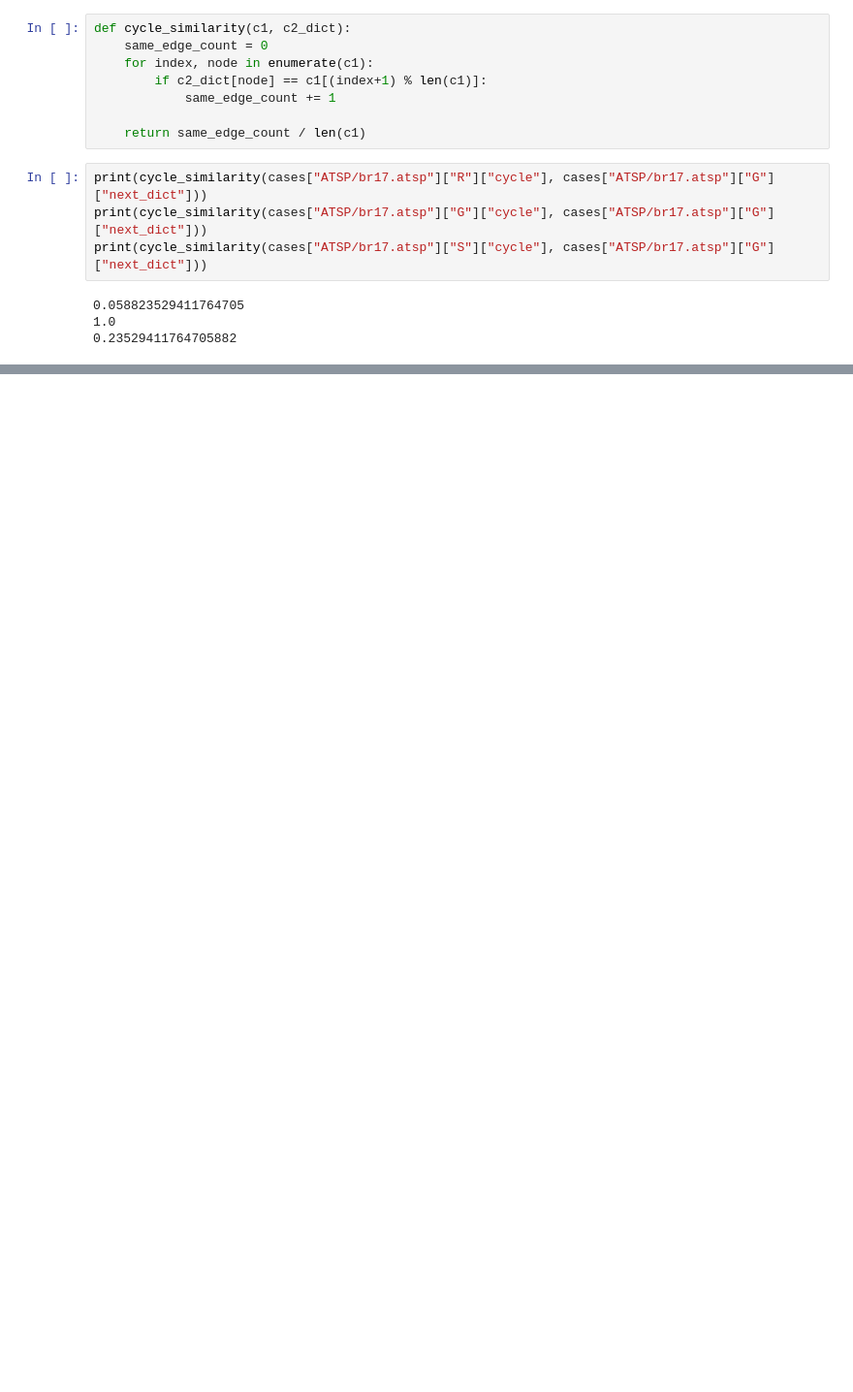
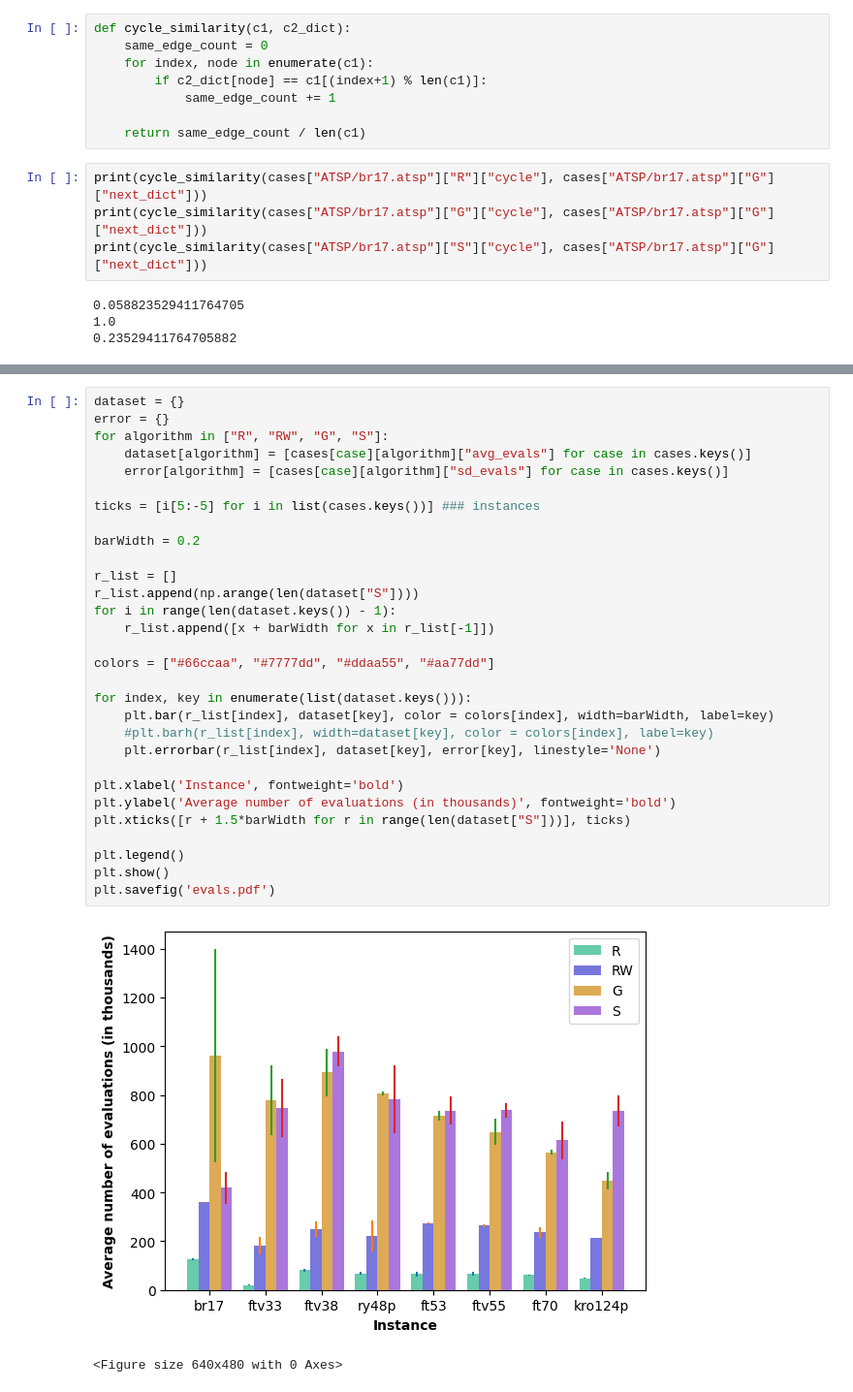
Before and after one commit to WojciechMajewski/BiologicallyInspired, a Jupyter notebook: plot_generation/main_plots.ipynb, the cells around one changed output, grey strips where cells are left out. Shown: that part at 97% size. Drawn from its saved outputs; the diff is of its cells as text; blank space fills up the shorter version.

```diff
--- a/plot_generation/main_plots.ipynb
+++ b/plot_generation/main_plots.ipynb
@@ -117,0 +180,33 @@ plt.show()
+# %%
+dataset = {}
+error = {}
+for algorithm in ["R", "RW", "G", "S"]:
+    dataset[algorithm] = [cases[case][algorithm]["avg_evals"] for case in cases.keys()]
+    error[algorithm] = [cases[case][algorithm]["sd_evals"] for case in cases.keys()]
+
+ticks = [i[5:-5] for i in list(cases.keys())] ### instances
+
+barWidth = 0.2
+
+r_list = []
+r_list.append(np.arange(len(dataset["S"])))
+for i in range(len(dataset.keys()) - 1):
+    r_list.append([x + barWidth for x in r_list[-1]])
+
+colors = ["#66ccaa", "#7777dd", "#ddaa55", "#aa77dd"]
+
+for index, key in enumerate(list(dataset.keys())):
+    plt.bar(r_list[index], dataset[key], color = colors[index], width=barWidth, label=key)
+    #plt.barh(r_list[index], width=dataset[key], color = colors[index], label=key)
+    plt.errorbar(r_list[index], dataset[key], error[key], linestyle='None')
+
+plt.xlabel('Instance', fontweight='bold')
+plt.ylabel('Average number of evaluations (in thousands)', fontweight='bold')
+plt.xticks([r + 1.5*barWidth for r in range(len(dataset["S"]))], ticks)
+
+plt.legend()
+plt.show()
+plt.savefig('evals.pdf')
+# %% [output]
+[figure, added]
+<Figure size 640x480 with 0 Axes>
```
Also changed, not shown: parts of 8 cells of this notebook, 24 other files.
